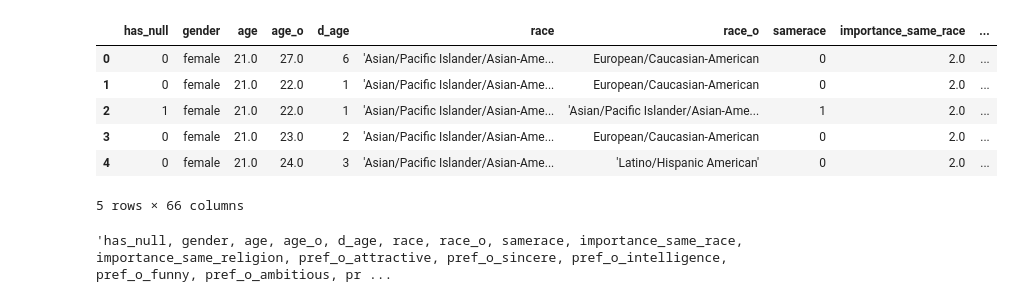
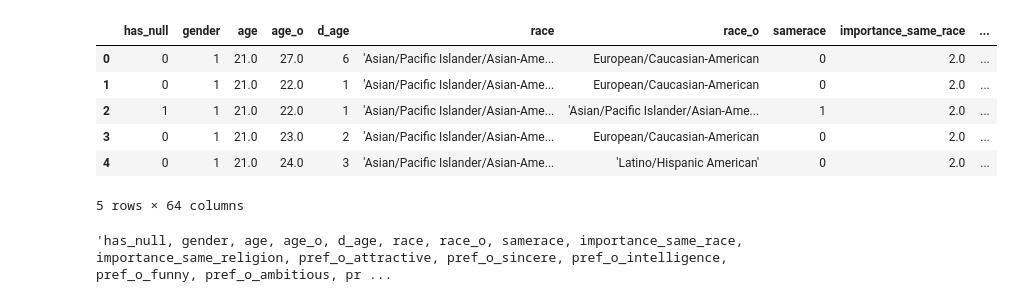
Before and after one commit to freecraver/ml_explainability, a Jupyter notebook: data_analysis.ipynb, the cells around one changed output. Saved outputs shown, nothing was run; the diff lists cells and outputs as text; code cells hidden in the pictures.

```diff
--- a/data_analysis.ipynb
+++ b/data_analysis.ipynb
@@ -18,41 +18,44 @@ excluded_columns = ['wave', 'd_d_age', 'd_importance_same_race', 'd_importance_s
                     'd_sincere_important', 'd_intellicence_important', 'd_funny_important', 'd_ambtition_important', \
                    'd_shared_interests_important', 'd_attractive', 'd_sincere', 'd_intelligence', 'd_funny', 'd_ambition', \
                    'd_attractive_partner', 'd_sincere_partner', 'd_intelligence_partner', 'd_funny_partner', 'd_ambition_partner', \
                     'd_shared_interests_partner', 'd_sports', 'd_tvsports', 'd_exercise', 'd_dining', 'd_museums', 'd_art', 'd_hiking', \
                     'd_gaming', 'd_clubbing', 'd_reading', 'd_tv', 'd_theater', 'd_movies', 'd_concerts', 'd_music', 'd_shopping', 'd_yoga', \
                    'd_interests_correlate', 'd_expected_happy_with_sd_people', 'd_expected_num_interested_in_me', \
-                   'd_expected_num_matches', 'd_like', 'd_guess_prob_liked', 'field']
+                   'd_expected_num_matches', 'd_like', 'd_guess_prob_liked', 'field', 'decision', 'decision_o']
 numeric_conv_cols = ['age', 'age_o', 'importance_same_race', 'importance_same_religion', 'pref_o_attractive', 'pref_o_sincere',\
                     'pref_o_intelligence', 'pref_o_funny', 'pref_o_ambitious', 'pref_o_shared_interests', 'attractive_o', 'sinsere_o', \
                     'intelligence_o', 'funny_o', 'ambitous_o', 'shared_interests_o', 'attractive_important', 'sincere_important', \
                     'intellicence_important', 'funny_important', 'ambtition_important', 'shared_interests_important', \
                     'attractive', 'sincere', 'intelligence', 'funny', 'ambition', 'attractive_partner', 'sincere_partner', \
                      'intelligence_partner', 'funny_partner', 'ambition_partner', 'shared_interests_partner', 'sports', \
                      'tvsports', 'exercise', 'dining', 'museums', 'art', 'hiking', 'gaming', 'clubbing', 'reading', 'tv', \
                      'theater', 'movies', 'concerts', 'music', 'shopping', 'yoga', 'interests_correlate', 'expected_happy_with_sd_people', \
-                    'expected_num_interested_in_me', 'expected_num_matches', 'like', 'guess_prob_liked', 'met']
+                    'expected_num_interested_in_me', 'expected_num_matches', 'like', 'guess_prob_liked', 'met', 'gender']
 
 df_res = pd.read_csv("speeddating.csv", low_memory=False)
 
 # drop undesired columns
 df_res = df_res.drop(excluded_columns, axis=1)
 
 # replace undesired values
 df_res = df_res.replace({'?':np.nan})
 
+# include gender
+df_res.gender = df_res.gender.replace({'female':1, 'male':0})
+
 # format specific columns to numbers
 for col in numeric_conv_cols:
     df_res[col] = pd.to_numeric(df_res[col])
 
 df_res.head()
 # %% [output]
 |  | has_null | gender | age | age_o | d_age | race | race_o | samerace | importance_same_race | ... |
-| 0 | 0 | female | 21.0 | 27.0 | 6 | 'Asian/Pacific Islander/Asian-Ame... | European/Caucasian-American | 0 | 2.0 | ... |
-| 1 | 0 | female | 21.0 | 22.0 | 1 | 'Asian/Pacific Islander/Asian-Ame... | European/Caucasian-American | 0 | 2.0 | ... |
-| 2 | 1 | female | 21.0 | 22.0 | 1 | 'Asian/Pacific Islander/Asian-Ame... | 'Asian/Pacific Islander/Asian-Ame... | 1 | 2.0 | ... |
-| 3 | 0 | female | 21.0 | 23.0 | 2 | 'Asian/Pacific Islander/Asian-Ame... | European/Caucasian-American | 0 | 2.0 | ... |
-| 4 | 0 | female | 21.0 | 24.0 | 3 | 'Asian/Pacific Islander/Asian-Ame... | 'Latino/Hispanic American' | 0 | 2.0 | ... |
+| 0 | 0 | 1 | 21.0 | 27.0 | 6 | 'Asian/Pacific Islander/Asian-Ame... | European/Caucasian-American | 0 | 2.0 | ... |
+| 1 | 0 | 1 | 21.0 | 22.0 | 1 | 'Asian/Pacific Islander/Asian-Ame... | European/Caucasian-American | 0 | 2.0 | ... |
+| 2 | 1 | 1 | 21.0 | 22.0 | 1 | 'Asian/Pacific Islander/Asian-Ame... | 'Asian/Pacific Islander/Asian-Ame... | 1 | 2.0 | ... |
+| 3 | 0 | 1 | 21.0 | 23.0 | 2 | 'Asian/Pacific Islander/Asian-Ame... | European/Caucasian-American | 0 | 2.0 | ... |
+| 4 | 0 | 1 | 21.0 | 24.0 | 3 | 'Asian/Pacific Islander/Asian-Ame... | 'Latino/Hispanic American' | 0 | 2.0 | ... |
-5 rows × 66 columns
+5 rows × 64 columns
 # %%
 ', '.join(df_res.columns.tolist())
 # %% [output]
```
Also changed, not shown: parts of 17 cells of this notebook.
